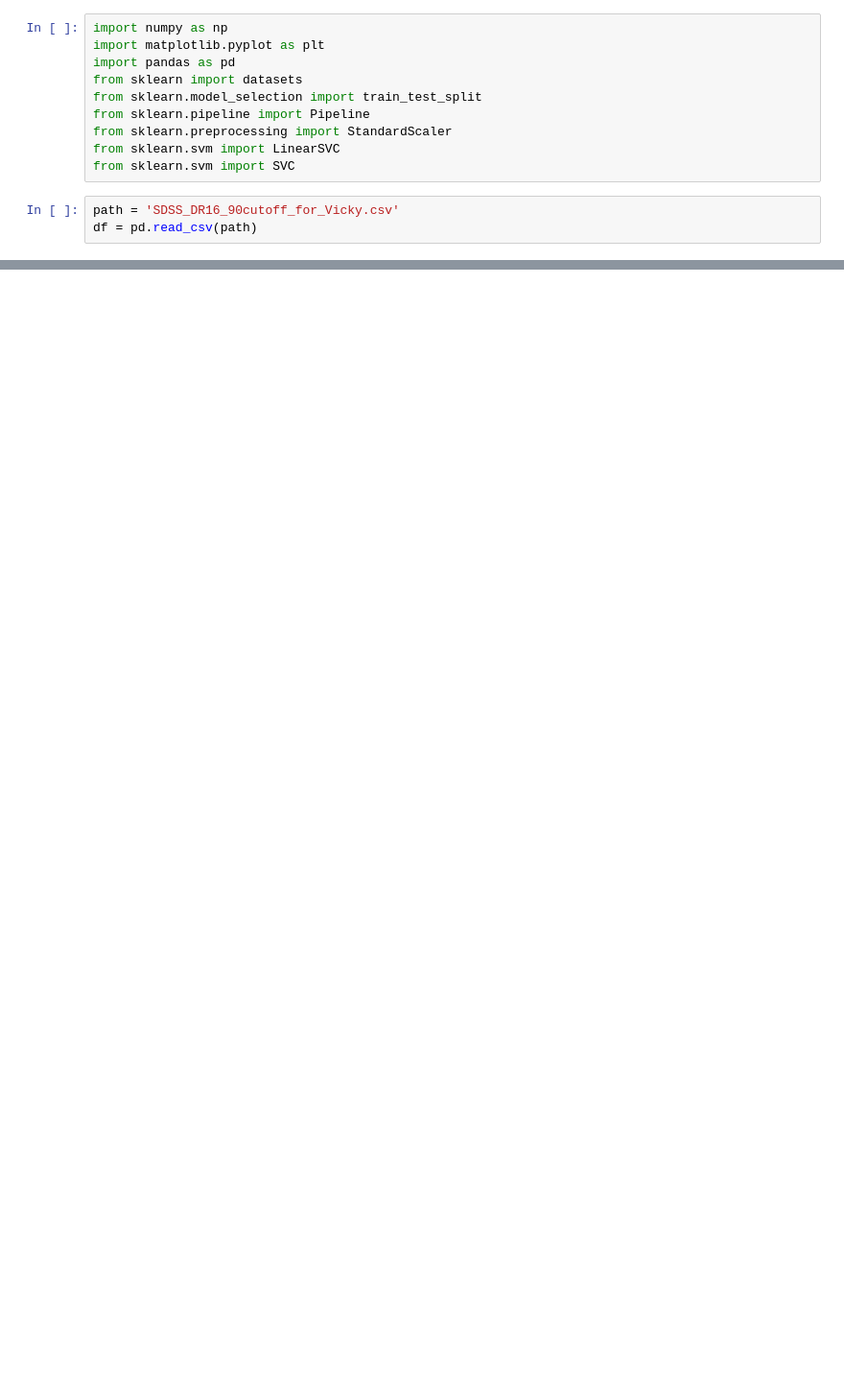
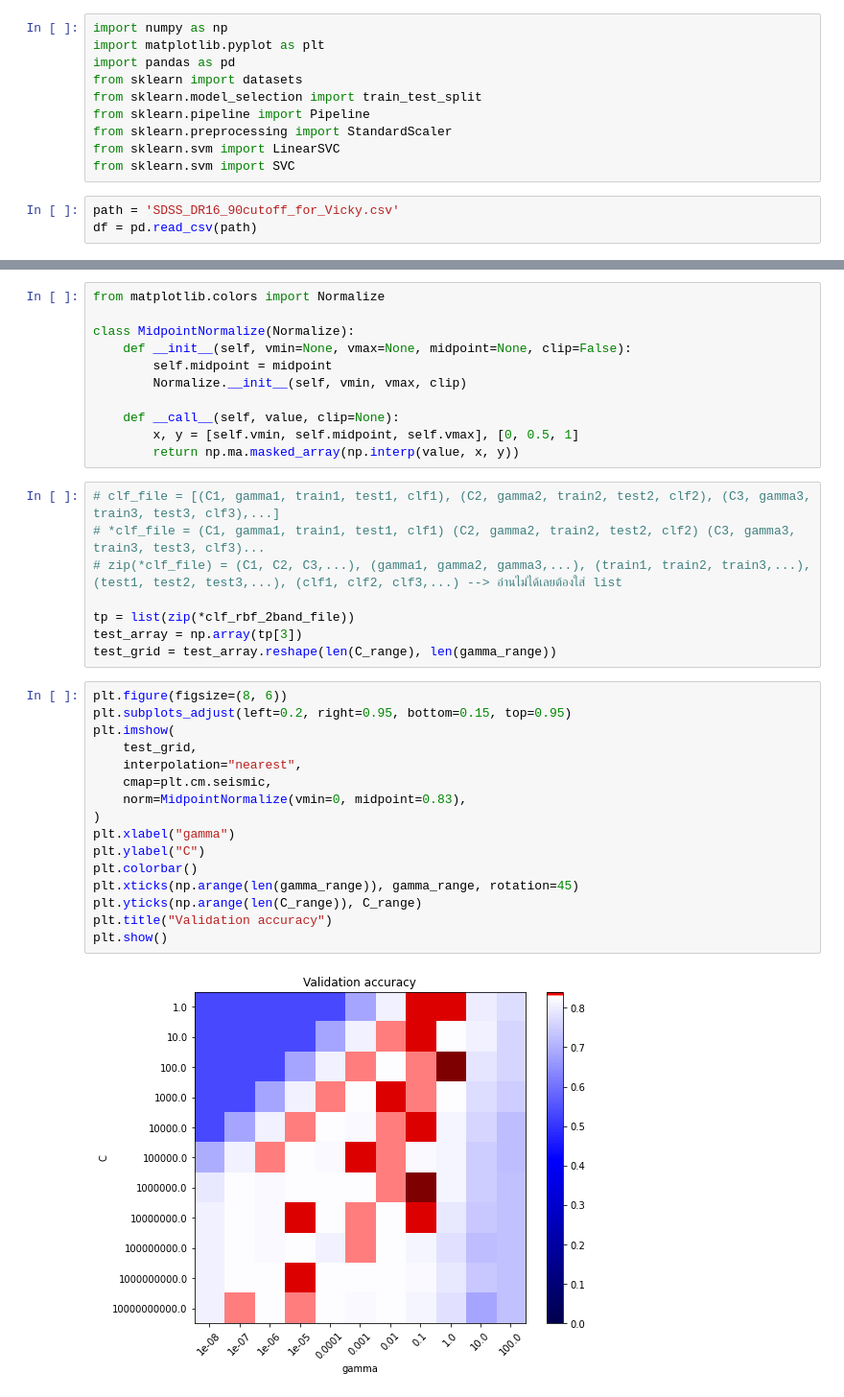
Before and after one commit to supakarn-t/Classify-Galaxy-by-SVM, a Jupyter notebook: SDSS_DR16_SVM_2band.ipynb, the cells around one changed output, grey strips where cells are left out. Shown at 96% size. Saved outputs shown, nothing was run; the diff lists cells and outputs as text; blank space fills up the shorter version.

```diff
--- a/SDSS_DR16_SVM_2band.ipynb
+++ b/SDSS_DR16_SVM_2band.ipynb
@@ -160,0 +182,37 @@ Test set accuracy = 0.8174603174603174
+# %%
+from matplotlib.colors import Normalize
+
+class MidpointNormalize(Normalize):
+    def __init__(self, vmin=None, vmax=None, midpoint=None, clip=False):
+        self.midpoint = midpoint
+        Normalize.__init__(self, vmin, vmax, clip)
+
+    def __call__(self, value, clip=None):
+        x, y = [self.vmin, self.midpoint, self.vmax], [0, 0.5, 1]
+        return np.ma.masked_array(np.interp(value, x, y))
+# %%
+# clf_file = [(C1, gamma1, train1, test1, clf1), (C2, gamma2, train2, test2, clf2), (C3, gamma3, train3, test3, clf3),...]
+# *clf_file = (C1, gamma1, train1, test1, clf1) (C2, gamma2, train2, test2, clf2) (C3, gamma3, train3, test3, clf3)...
+# zip(*clf_file) = (C1, C2, C3,...), (gamma1, gamma2, gamma3,...), (train1, train2, train3,...), (test1, test2, test3,...), (clf1, clf2, clf3,...) --> อ่านไม่ได้เลยต้องใส่ list
+
+tp = list(zip(*clf_rbf_2band_file))
+test_array = np.array(tp[3])
+test_grid = test_array.reshape(len(C_range), len(gamma_range))
+# %%
+plt.figure(figsize=(8, 6))
+plt.subplots_adjust(left=0.2, right=0.95, bottom=0.15, top=0.95)
+plt.imshow(
+    test_grid,
+    interpolation="nearest",
+    cmap=plt.cm.seismic,
+    norm=MidpointNormalize(vmin=0, midpoint=0.83),
+)
+plt.xlabel("gamma")
+plt.ylabel("C")
+plt.colorbar()
+plt.xticks(np.arange(len(gamma_range)), gamma_range, rotation=45)
+plt.yticks(np.arange(len(C_range)), C_range)
+plt.title("Validation accuracy")
+plt.show()
+# %% [output]
+[figure, added]
```
Also changed, not shown: parts of 16 cells of this notebook, 2 other files.
